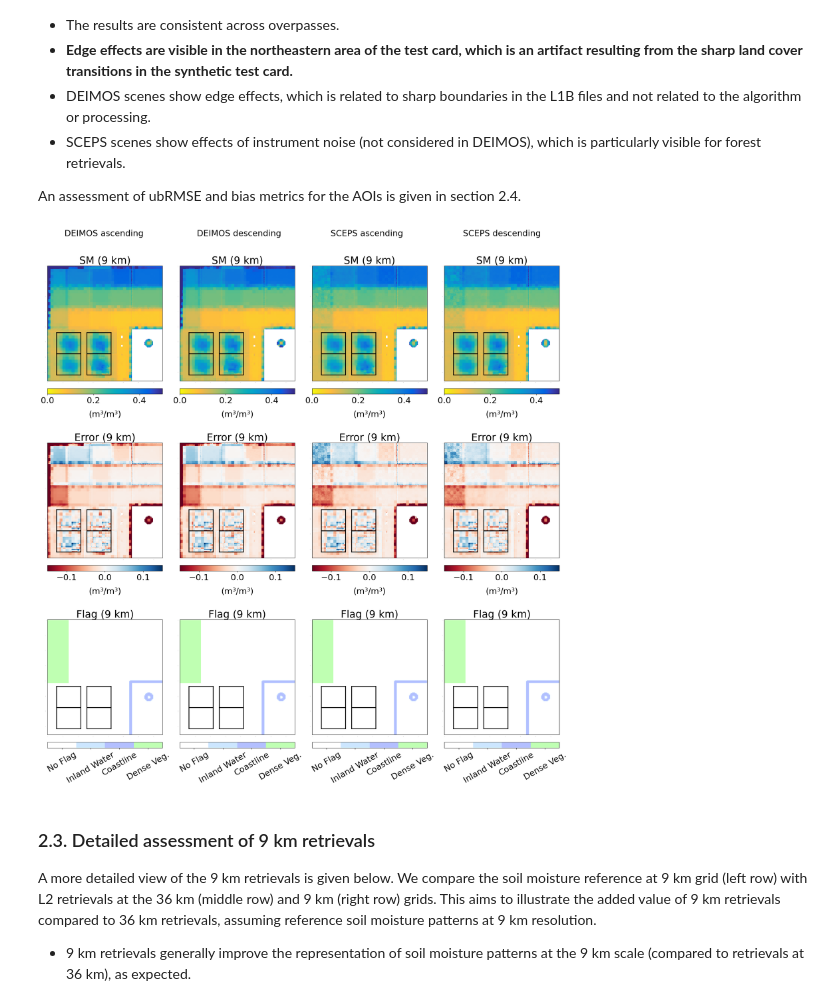
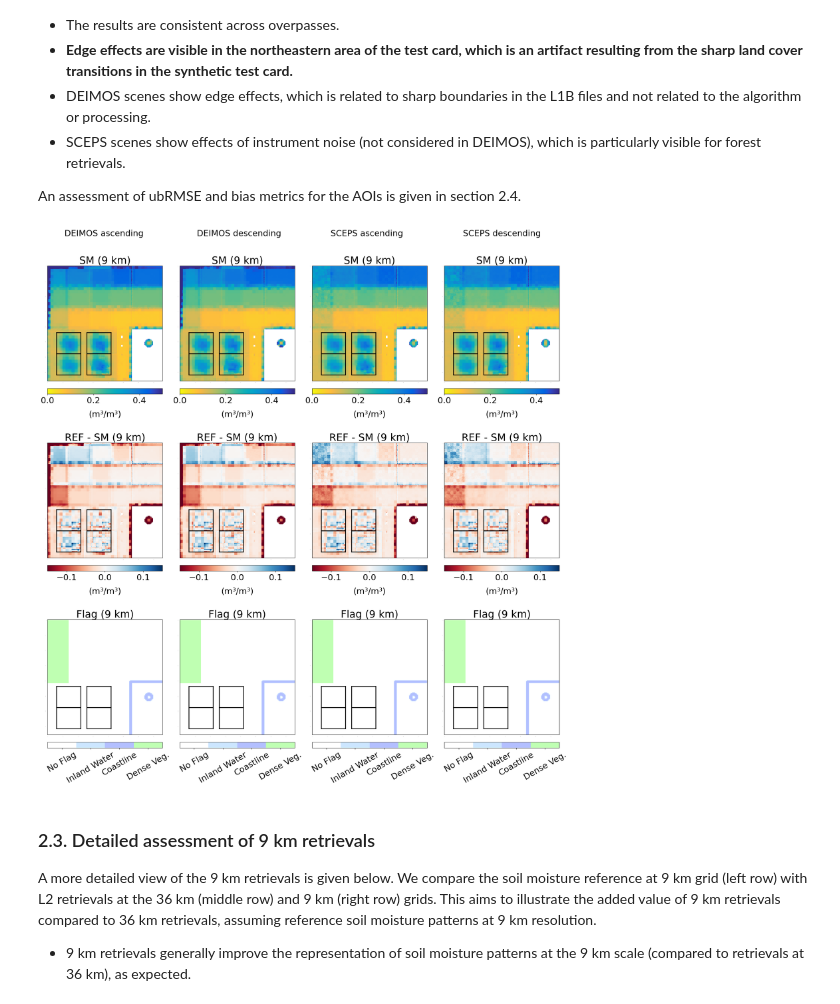
Before and after one commit to CIMR-Algos/SoilMoisture_ATBD_v2, a Jupyter notebook: algorithm/CIMR_L2_Soil_Moisture_performance_assessment.ipynb, the cells around one changed output. Drawn from its saved outputs; the diff is of its cells as text; code cells hidden in the pictures.

```diff
--- a/algorithm/CIMR_L2_Soil_Moisture_performance_assessment.ipynb
+++ b/algorithm/CIMR_L2_Soil_Moisture_performance_assessment.ipynb
@@ -184,38 +184,38 @@ fig = plt.figure(figsize=(6*4, 8*4))
 # SM
 ax = fig.add_subplot(gs[0, 0])
 sm_eval.plot_sm(deimos_asc['soil_moisture'].data[0, :, :], 'SM (9 km)', grid, plot_range)
 plt.text(22, -40, filenames[0])
 ax = fig.add_subplot(gs[0, 1])
 sm_eval.plot_sm(deimos_des['soil_moisture'].data[0, :, :], 'SM (9 km)', grid, plot_range)
 plt.text(22, -40, filenames[1])
 ax = fig.add_subplot(gs[0, 2])
 sm_eval.plot_sm(sceps_asc['soil_moisture'].data[0, :, :], 'SM (9 km)', grid, plot_range)
 plt.text(24, -40, filenames[2])
 ax = fig.add_subplot(gs[0, 3])
 sm_eval.plot_sm(sceps_des['soil_moisture'].data[0, :, :], 'SM (9 km)', grid, plot_range)
 plt.text(24, -40, filenames[3])
 # DELTA
 ax = fig.add_subplot(gs[1, 0])
-sm_eval.plot_sm_diff(reference, deimos_asc['soil_moisture'].data[0, :, :], 'Error (9 km)', grid, plot_range_diff, 'RdBu')
+sm_eval.plot_sm_diff(reference, deimos_asc['soil_moisture'].data[0, :, :], 'REF - SM (9 km)', grid, plot_range_diff, 'RdBu')
 ax = fig.add_subplot(gs[1, 1])
-sm_eval.plot_sm_diff(reference, deimos_des['soil_moisture'].data[0, :, :], 'Error (9 km)', grid, plot_range_diff, 'RdBu')
+sm_eval.plot_sm_diff(reference, deimos_des['soil_moisture'].data[0, :, :], 'REF - SM (9 km)', grid, plot_range_diff, 'RdBu')
 ax = fig.add_subplot(gs[1, 2])
-sm_eval.plot_sm_diff(reference, sceps_asc['soil_moisture'].data[0, :, :], 'Error (9 km)', grid, plot_range_diff, 'RdBu')
+sm_eval.plot_sm_diff(reference, sceps_asc['soil_moisture'].data[0, :, :], 'REF - SM (9 km)', grid, plot_range_diff, 'RdBu')
 ax = fig.add_subplot(gs[1, 3])
-sm_eval.plot_sm_diff(reference, sceps_des['soil_moisture'].data[0, :, :], 'Error (9 km)', grid, plot_range_diff, 'RdBu')
+sm_eval.plot_sm_diff(reference, sceps_des['soil_moisture'].data[0, :, :], 'REF - SM (9 km)', grid, plot_range_diff, 'RdBu')
 # Flags
 ax = fig.add_subplot(gs[2, 0])
 sm_eval.plot_flag(deimos_asc['retrieval_scene_flag'].data[0, :, :], deimos_asc['retrieval_status_flag'].data[0, :, :], 'Flag (9 km)', grid)
 ax = fig.add_subplot(gs[2, 1])
 sm_eval.plot_flag(deimos_des['retrieval_scene_flag'].data[0, :, :], deimos_des['retrieval_status_flag'].data[0, :, :], 'Flag (9 km)', grid)
 ax = fig.add_subplot(gs[2, 2])
 sm_eval.plot_flag(sceps_asc['retrieval_scene_flag'].data[0, :, :], sceps_asc['retrieval_status_flag'].data[0, :, :], 'Flag (9 km)', grid)
 ax = fig.add_subplot(gs[2, 3])
 sm_eval.plot_flag(sceps_des['retrieval_scene_flag'].data[0, :, :], sceps_des['retrieval_status_flag'].data[0, :, :], 'Flag (9 km)', grid)
 # adjust
 plt.subplots_adjust(wspace=0.15, hspace=0.2)
 # %% [output]
-[figure, old version]
+[figure, new version]
 # %% [markdown]
 ### 2.3. Detailed assessment of 9 km retrievals
 
```
Also changed, not shown: parts of 3 cells of this notebook, 4 other files.
